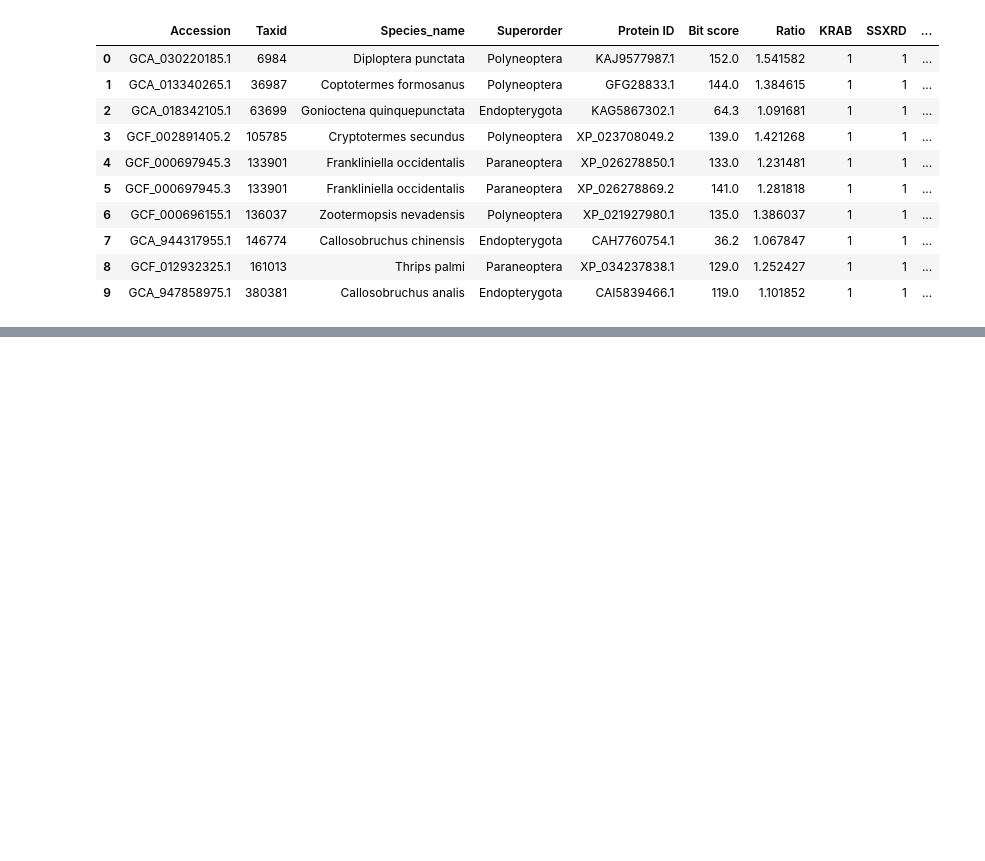
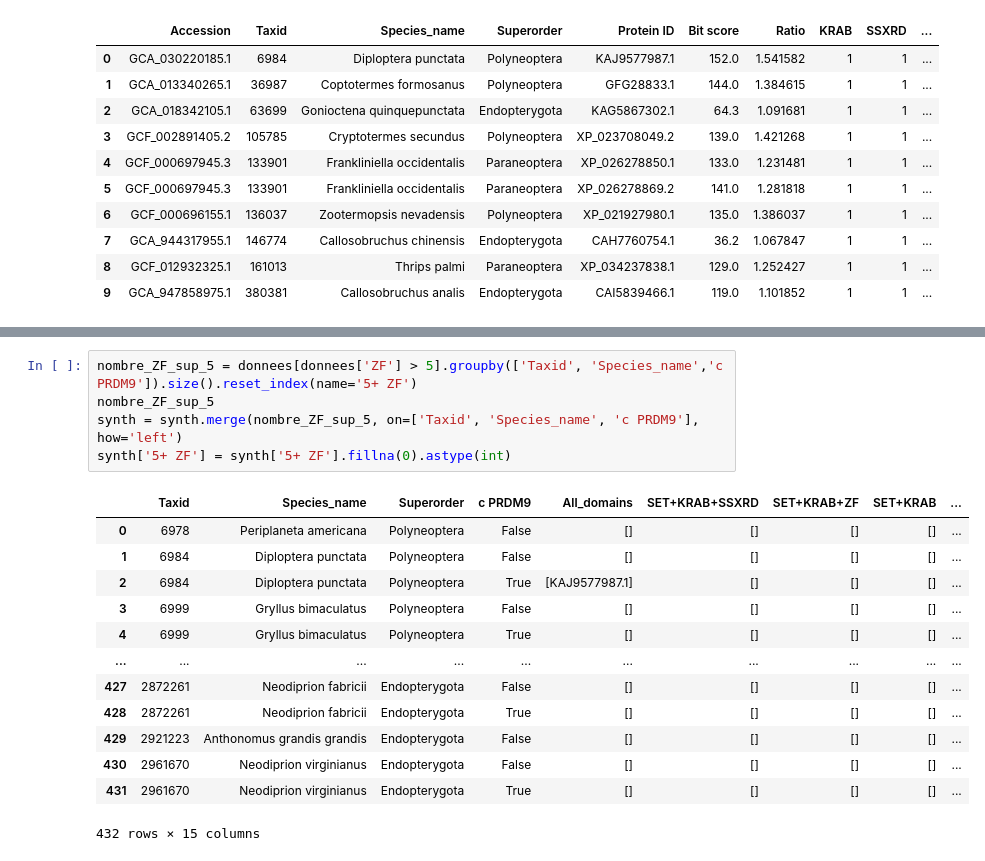
Before and after one commit to simonpenel/stage-automne-2023, a Jupyter notebook: plot_ratios.ipynb, the cells around one changed output, grey strips where cells are left out. Drawn from its saved outputs; the diff is of its cells as text; blank space fills up the shorter version.

```diff
--- a/plot_ratios.ipynb
+++ b/plot_ratios.ipynb
@@ -252,0 +309,19 @@ df_fusion
+# %%
+nombre_ZF_sup_5 = donnees[donnees['ZF'] > 5].groupby(['Taxid', 'Species_name','c PRDM9']).size().reset_index(name='5+ ZF')
+nombre_ZF_sup_5
+synth = synth.merge(nombre_ZF_sup_5, on=['Taxid', 'Species_name', 'c PRDM9'], how='left')
+synth['5+ ZF'] = synth['5+ ZF'].fillna(0).astype(int)
+# %% [output]
+|  | Taxid | Species_name | Superorder | c PRDM9 | All_domains | SET+KRAB+SSXRD | SET+KRAB+ZF | SET+KRAB | ... |
+| 0 | 6978 | Periplaneta americana | Polyneoptera | False | [] | [] | [] | [] | ... |
+| 1 | 6984 | Diploptera punctata | Polyneoptera | False | [] | [] | [] | [] | ... |
+| 2 | 6984 | Diploptera punctata | Polyneoptera | True | [KAJ9577987.1] | [] | [] | [] | ... |
+| 3 | 6999 | Gryllus bimaculatus | Polyneoptera | False | [] | [] | [] | [] | ... |
+| 4 | 6999 | Gryllus bimaculatus | Polyneoptera | True | [] | [] | [] | [] | ... |
+| ... | ... | ... | ... | ... | ... | ... | ... | ... | ... |
+| 427 | 2872261 | Neodiprion fabricii | Endopterygota | False | [] | [] | [] | [] | ... |
+| 428 | 2872261 | Neodiprion fabricii | Endopterygota | True | [] | [] | [] | [] | ... |
+| 429 | 2921223 | Anthonomus grandis grandis | Endopterygota | False | [] | [] | [] | [] | ... |
+| 430 | 2961670 | Neodiprion virginianus | Endopterygota | False | [] | [] | [] | [] | ... |
+| 431 | 2961670 | Neodiprion virginianus | Endopterygota | True | [] | [] | [] | [] | ... |
+432 rows × 15 columns
```
Also changed, not shown: parts of 16 cells of this notebook, 8 other files.
